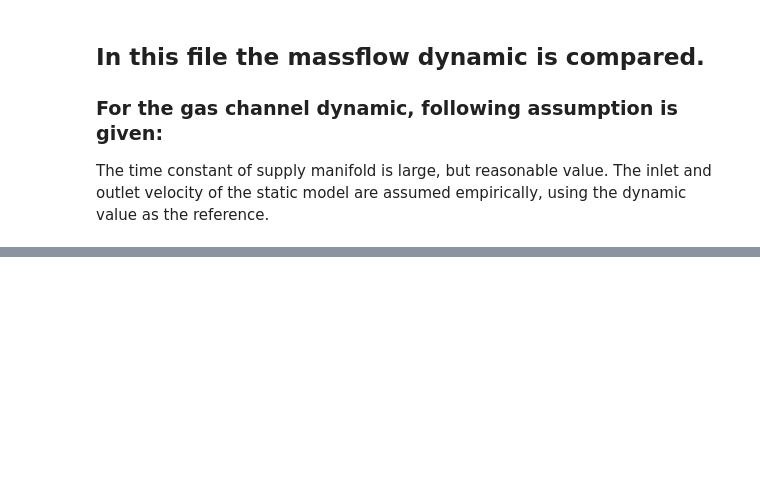
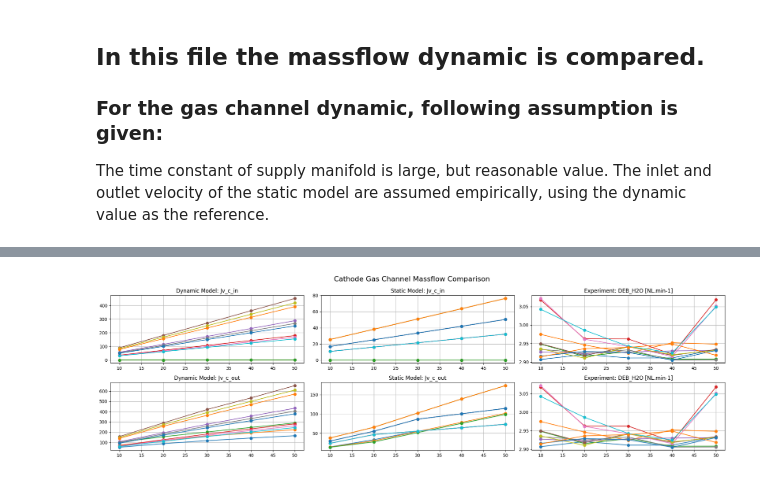
Before and after one commit to YuKwanH/DS-AlphaPEM, a Jupyter notebook: simulation/model/comparison/massflow.ipynb, the cells around one changed output, grey strips where cells are left out. Drawn from its saved outputs; the diff is of its cells as text; code cells hidden in the pictures; blank space fills up the shorter version.

```diff
--- a/simulation/model/comparison/massflow.ipynb
+++ b/simulation/model/comparison/massflow.ipynb
@@ -160,0 +262,35 @@ plt.tight_layout()
+# %%
+fig, axes = plt.subplots(nrows=2, ncols=3, figsize=(20, 6))
+fig.suptitle("Cathode Gas Channel Massflow Comparison", fontsize=16)
+
+for key in dyn_log_all.keys():
+    states_dyn = dyn_log_all[key]["states"]
+    states_stat = stat_log_all[key]["states"]
+    massflow_dyn = dyn_log_all[key]["massflow"]
+
+    # Dynamic vs static model results
+    axes[0,0].plot(I_points, [massflow["Jv_c_in"] / parameters["Lgc"] for massflow in massflow_dyn], label=key, marker='o')
+    axes[0,1].plot(I_points, [states["Jv_c_in"] for states in states_stat], label=key, marker='o')
+    axes[1,0].plot(I_points, [massflow["Jv_c_out"] / parameters["Lgc"] for massflow in massflow_dyn], label=key, marker='o')
+    axes[1,1].plot(I_points, [states["Jv_c_out"] for states in states_stat], label=key, marker='o')
+
+    # Experimental result stored as states by current point
+    exp_states = aux_data_exp.get(key, {}).get("states", {})
+    if "DEB_H2O" in exp_states:
+        axes[0,2].plot(I_points, exp_states["DEB_H2O"], label=key, marker='o', linestyle='-')
+        axes[1,2].plot(I_points, exp_states["DEB_H2O"], label=key, marker='o', linestyle='-')
+
+axes[0,0].set_title("Dynamic Model: Jv_c_in")
+axes[0,1].set_title("Static Model: Jv_c_in")
+axes[0,2].set_title("Experiment: DEB_H2O [NL.min-1]")
+axes[1,0].set_title("Dynamic Model: Jv_c_out")
+axes[1,1].set_title("Static Model: Jv_c_out")
+axes[1,2].set_title("Experiment: DEB_H2O [NL.min-1]")
+
+for ax in axes.flat:
+    ax.grid(True)
+
+plt.tight_layout()
+plt.show()
+# %% [output]
+[figure, added]
```
Also changed, not shown: parts of 15 cells of this notebook, 11 other files.
